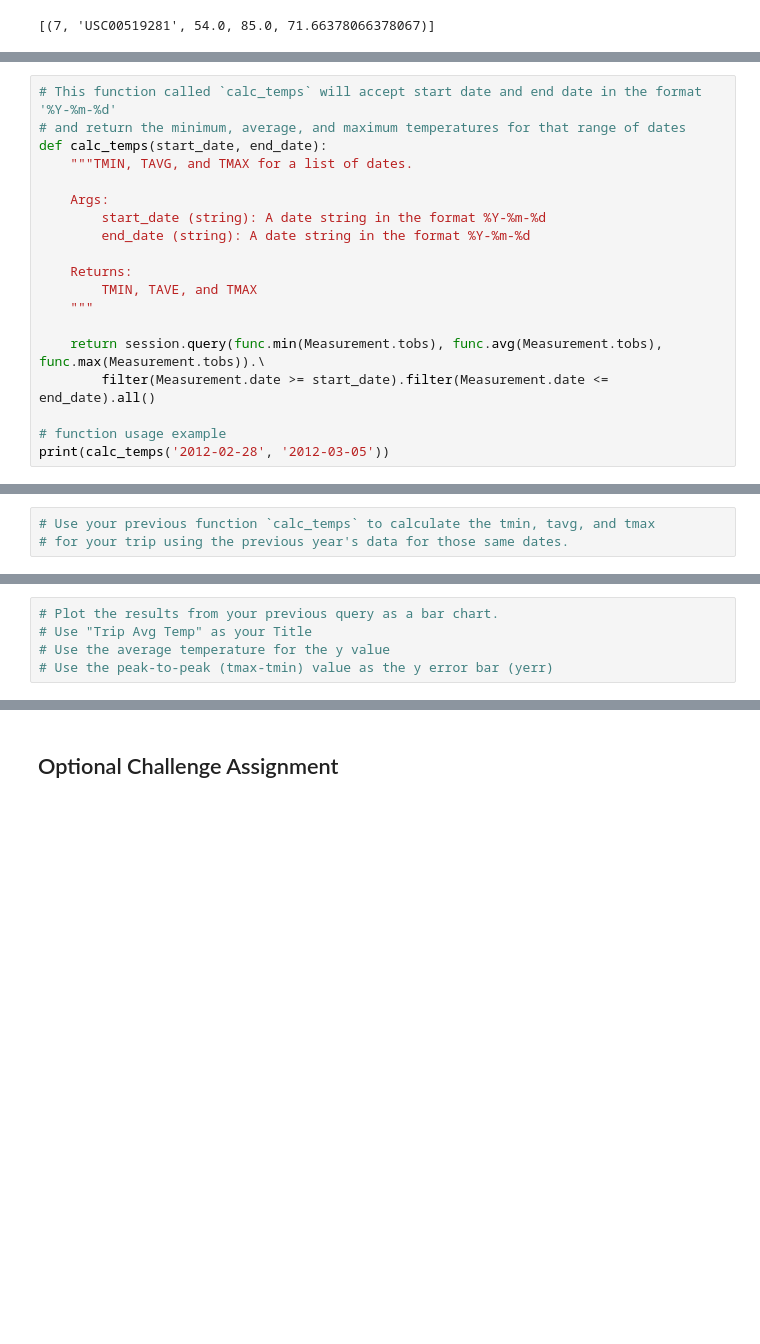
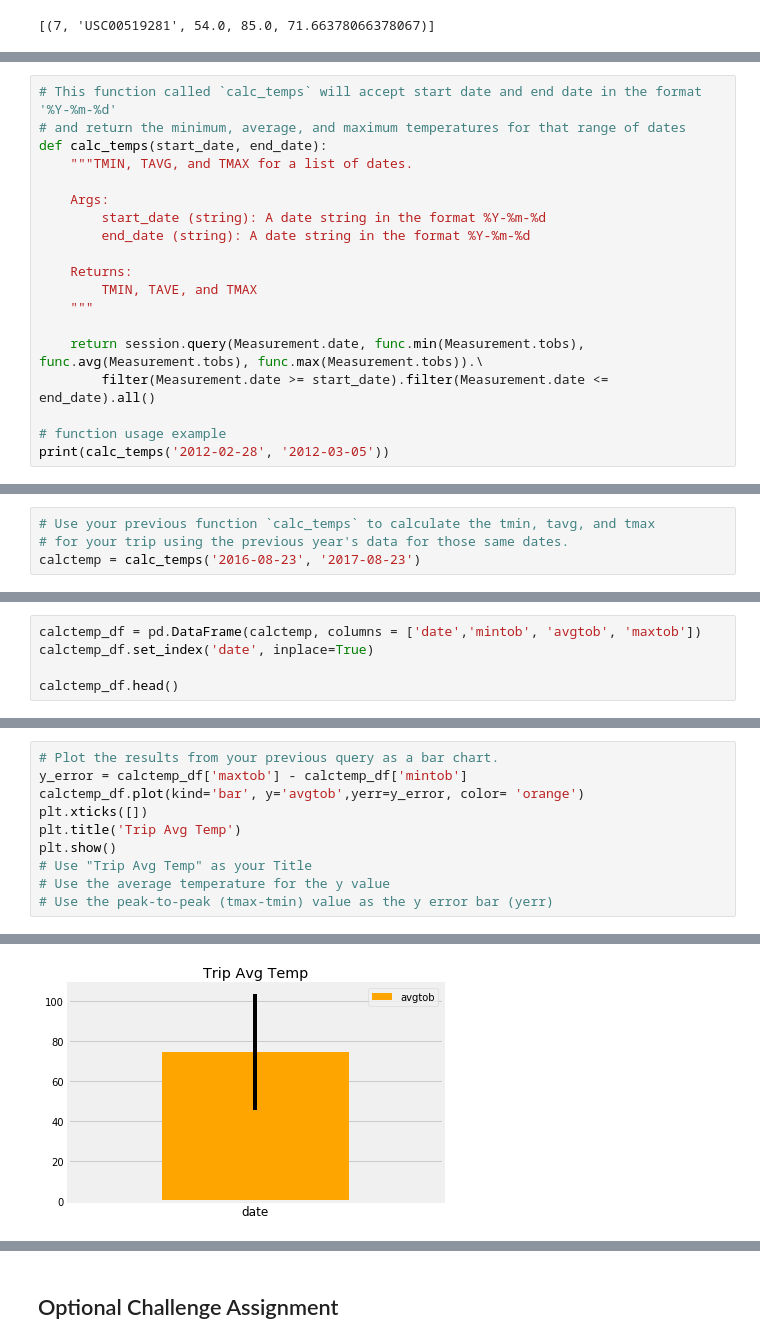
Before and after one commit to licia858/sqlalchemy, a Jupyter notebook: 10-Advanced-Data-Storage-and-Retrieval/Instructions/climate_starter.ipynb, the cells around one changed output, grey strips where cells are left out. Drawn from its saved outputs; the diff is of its cells as text; blank space fills up the shorter version.

```diff
--- a/10-Advanced-Data-Storage-and-Retrieval/Instructions/climate_starter.ipynb
+++ b/10-Advanced-Data-Storage-and-Retrieval/Instructions/climate_starter.ipynb
@@ -271,7 +279,7 @@ def calc_temps(start_date, end_date):
         TMIN, TAVE, and TMAX
     """
 
-    return session.query(func.min(Measurement.tobs), func.avg(Measurement.tobs), func.max(Measurement.tobs)).\
+    return session.query(Measurement.date, func.min(Measurement.tobs), func.avg(Measurement.tobs), func.max(Measurement.tobs)).\
         filter(Measurement.date >= start_date).filter(Measurement.date <= end_date).all()
 
 # function usage example
@@ -281,3 +289,4 @@ print(calc_temps('2012-02-28', '2012-03-05'))
 # %%
 # Use your previous function `calc_temps` to calculate the tmin, tavg, and tmax
 # for your trip using the previous year's data for those same dates.
+calctemp = calc_temps('2016-08-23', '2017-08-23')
@@ -285,0 +293,5 @@ print(calc_temps('2012-02-28', '2012-03-05'))
+# %%
+calctemp_df = pd.DataFrame(calctemp, columns = ['date','mintob', 'avgtob', 'maxtob'])
+calctemp_df.set_index('date', inplace=True)
+
+calctemp_df.head()
@@ -286,5 +302,10 @@ print(calc_temps('2012-02-28', '2012-03-05'))
 # %%
 # Plot the results from your previous query as a bar chart.
+y_error = calctemp_df['maxtob'] - calctemp_df['mintob']
+calctemp_df.plot(kind='bar', y='avgtob',yerr=y_error, color= 'orange')
+plt.xticks([])
+plt.title('Trip Avg Temp')
+plt.show()
 # Use "Trip Avg Temp" as your Title
 # Use the average temperature for the y value
 # Use the peak-to-peak (tmax-tmin) value as the y error bar (yerr)
@@ -293,0 +313 @@ print(calc_temps('2012-02-28', '2012-03-05'))
+[figure, added]
```
Also changed, not shown: parts of 20 cells of this notebook, 1 other file.
